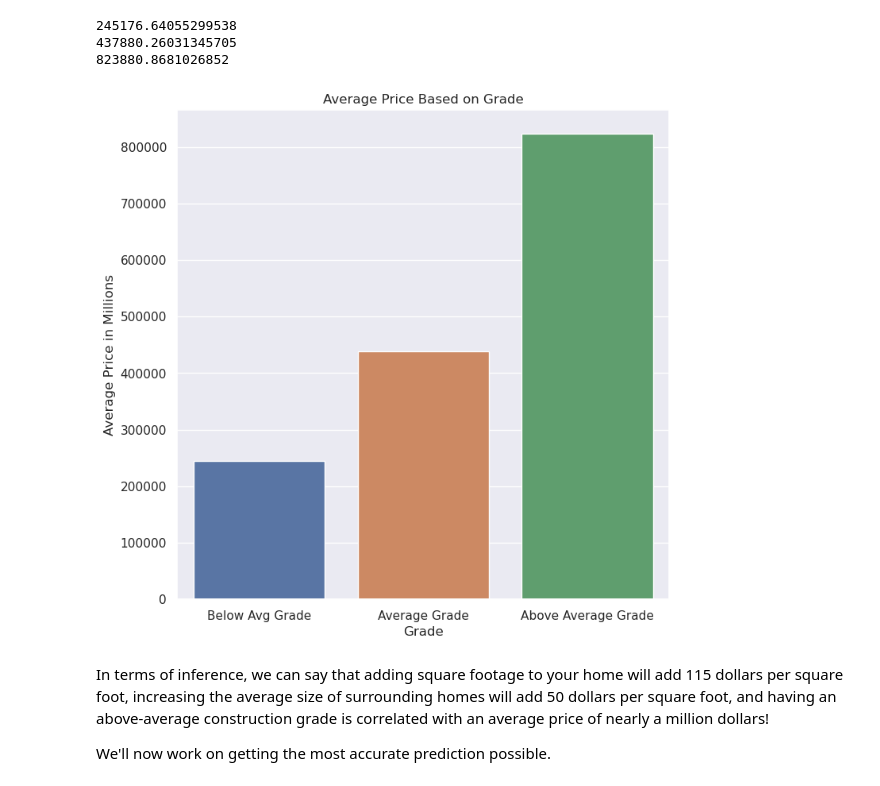
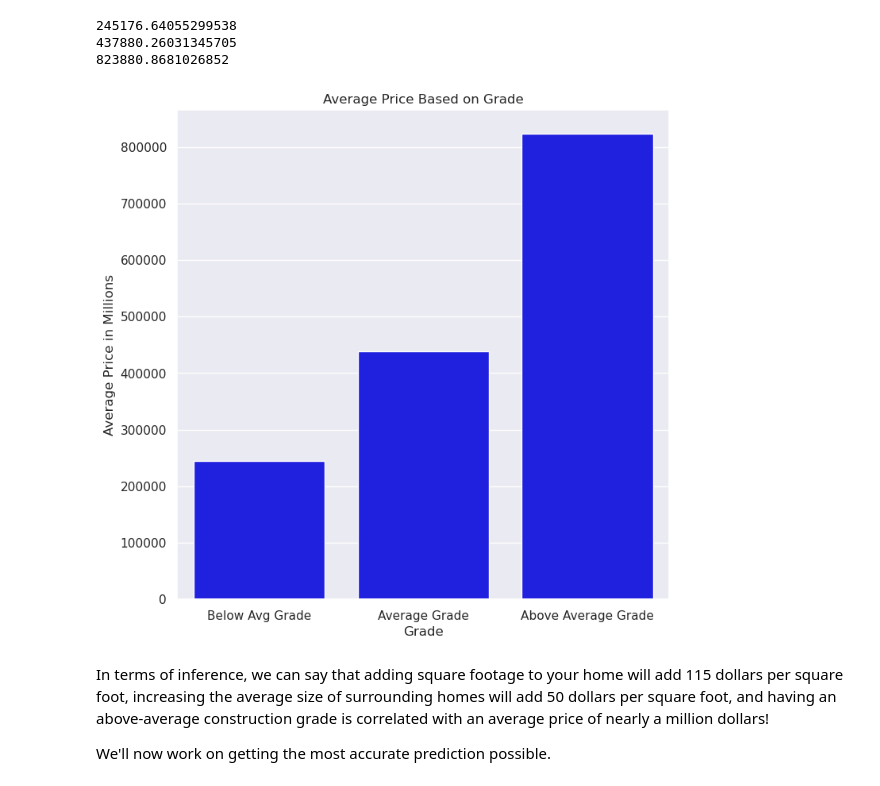
Before and after one commit to JosephMwaniki/KING-COUNTY-HOUSING-PROJECT, a Jupyter notebook: Notebook.ipynb, the cells around one changed output. Cells and saved outputs as stored; diff of their text form; code cells hidden in the pictures.

```diff
--- a/Notebook.ipynb
+++ b/Notebook.ipynb
@@ -511,10 +533,10 @@ print(high_average)
 # %%
 grade_values = [low_average, average_average, high_average]
 grade_keys = ['Below Avg Grade', 'Average Grade', 'Above Average Grade']
 sns.set(rc = {'figure.figsize':(8,8)})
-sns.barplot(x=grade_keys, y=grade_values).set(title='Average Price Based on Grade', xlabel='Grade', ylabel='Average Price in Millions');
+sns.barplot(x=grade_keys, y=grade_values, color='blue').set(title='Average Price Based on Grade', xlabel='Grade', ylabel='Average Price in Millions');
 # %% [output]
-[figure, old version]
+[figure, new version]
 # %% [markdown]
 In terms of inference, we can say that adding square footage to your home will add 115 dollars per square foot, increasing the average size of surrounding homes will add 50 dollars per square foot, and having an above-average construction grade is correlated with an average price of nearly a million dollars!
 
```
Also changed, not shown: parts of 21 cells of this notebook.
